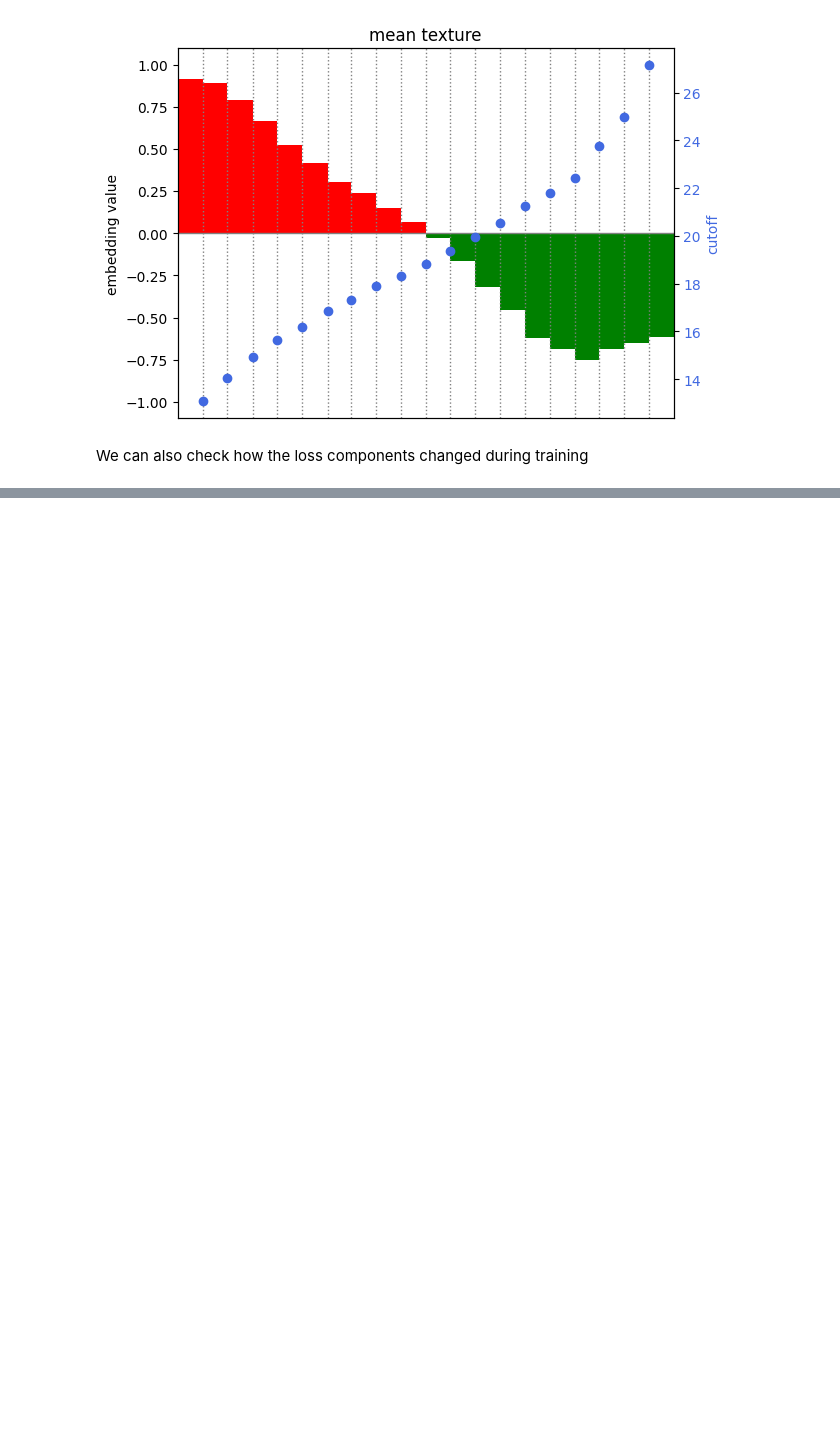
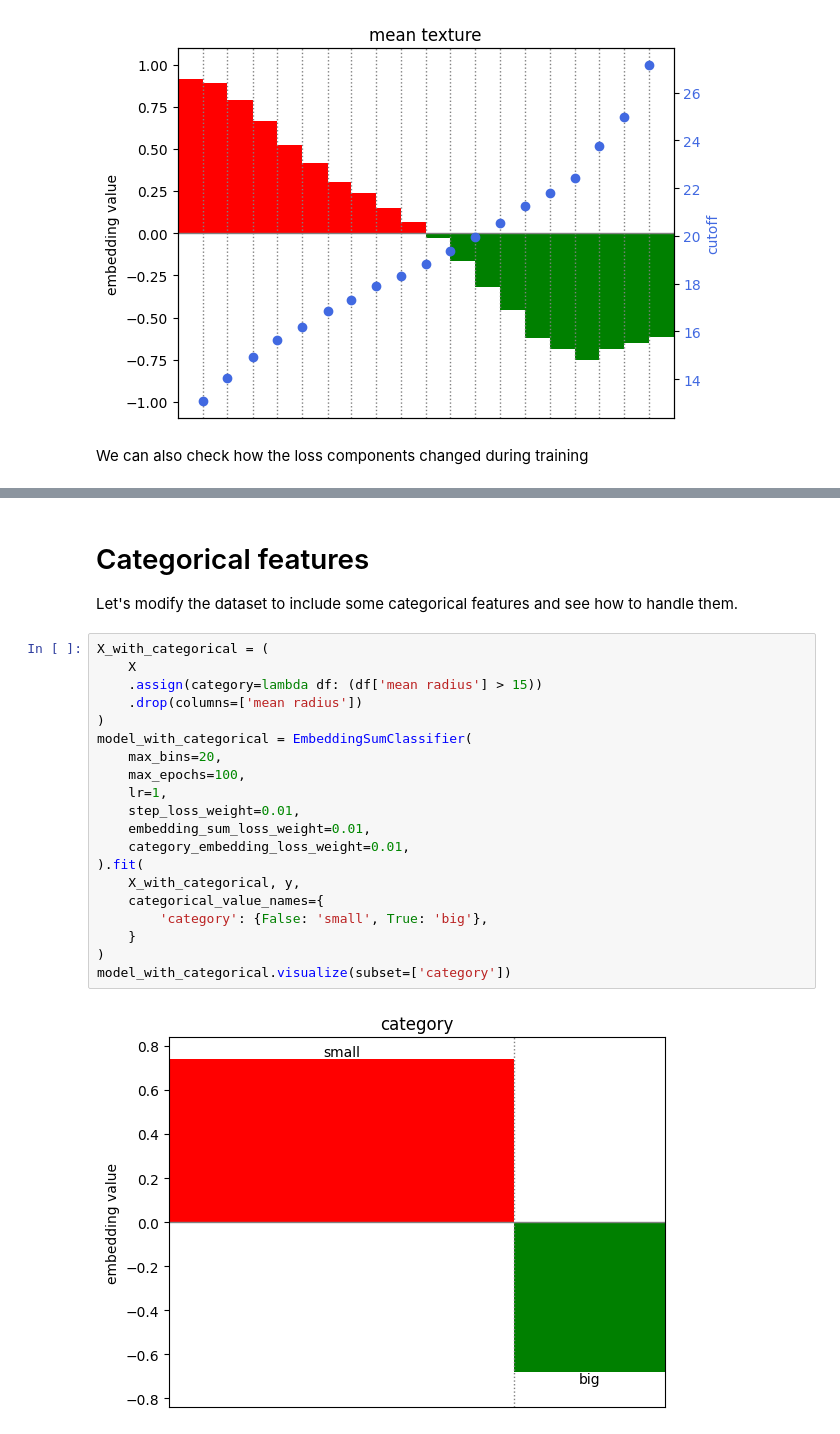
Before and after one commit to mim-solutions/embedding-sum, a Jupyter notebook: notebooks/tutorial.ipynb, the cells around one changed output, grey strips where cells are left out. Saved outputs shown, nothing was run; the diff lists cells and outputs as text; blank space fills up the shorter version.

```diff
--- a/notebooks/tutorial.ipynb
+++ b/notebooks/tutorial.ipynb
@@ -100,0 +103,26 @@ model_regularized.plot_training_history()
+# %% [markdown]
+# Categorical features
+
+Let's modify the dataset to include some categorical features and see how to handle them.
+# %%
+X_with_categorical = (
+    X
+    .assign(category=lambda df: (df['mean radius'] > 15))
+    .drop(columns=['mean radius'])
+)
+model_with_categorical = EmbeddingSumClassifier(
+    max_bins=20,
+    max_epochs=100,
+    lr=1,
+    step_loss_weight=0.01,
+    embedding_sum_loss_weight=0.01,
+    category_embedding_loss_weight=0.01,
+).fit(
+    X_with_categorical, y,
+    categorical_value_names={
+        'category': {False: 'small', True: 'big'},
+    }
+)
+model_with_categorical.visualize(subset=['category'])
+# %% [output]
+[figure, added]
```
Also changed, not shown: parts of 5 cells of this notebook, 1 other file.
